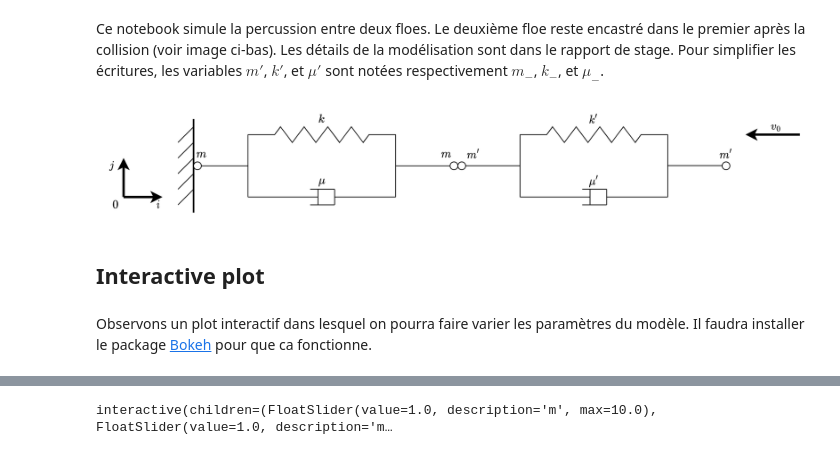
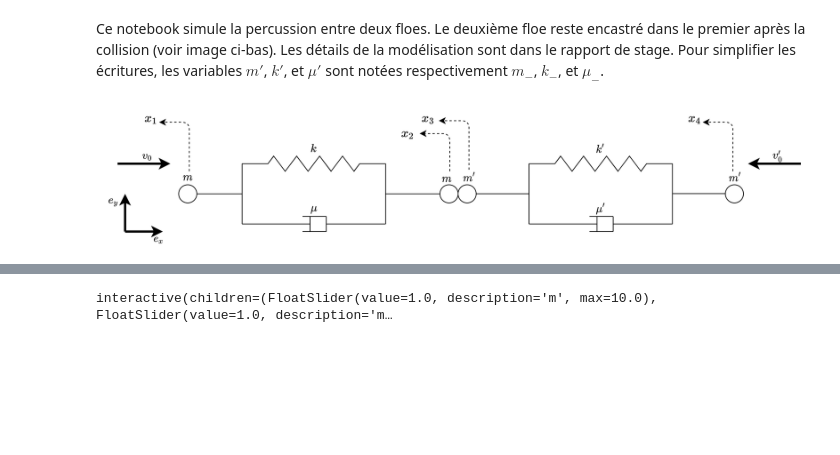
Before and after one commit to ddrous/ice-floes, a Jupyter notebook: code/Percussion1D-3.ipynb, the cells around one changed output, grey strips where cells are left out. Saved outputs shown, nothing was run; the diff lists cells and outputs as text; code cells hidden in the pictures; blank space fills up the shorter version.

Commit message:
Gros avancement systeme 1D

```diff
--- a/code/Percussion1D-3.ipynb
+++ b/code/Percussion1D-3.ipynb
@@ -8,10 +10,6 @@ from IPython.display import Image
 # %% [markdown]
 Ce notebook simule la percussion entre deux floes. Le deuxième floe reste encastré dans le premier après la collision (voir image ci-bas). Les détails de la modélisation sont dans le rapport de stage. Pour simplifier les écritures, les variables $m'$, $k'$, et $\mu'$ sont notées respectivement $m_{-}$, $k_{-}$, et $\mu_{-}$.
 # %%
-Image("./Percussion1D-Systeme.png")
+Image("../reports/internship/Figures/Percussion1D-Systeme-3.png")
 # %% [output]
-[figure, old version]
+[figure, new version]
-# %% [markdown]
-## Interactive plot
-# %% [markdown]
-Observons un plot interactif dans lesquel on pourra faire varier les paramètres du modèle. Il faudra installer le package [Bokeh](https://bokeh.org/) pour que ca fonctionne.
```
Also changed, not shown: parts of 8 cells of this notebook, 6 other files.
